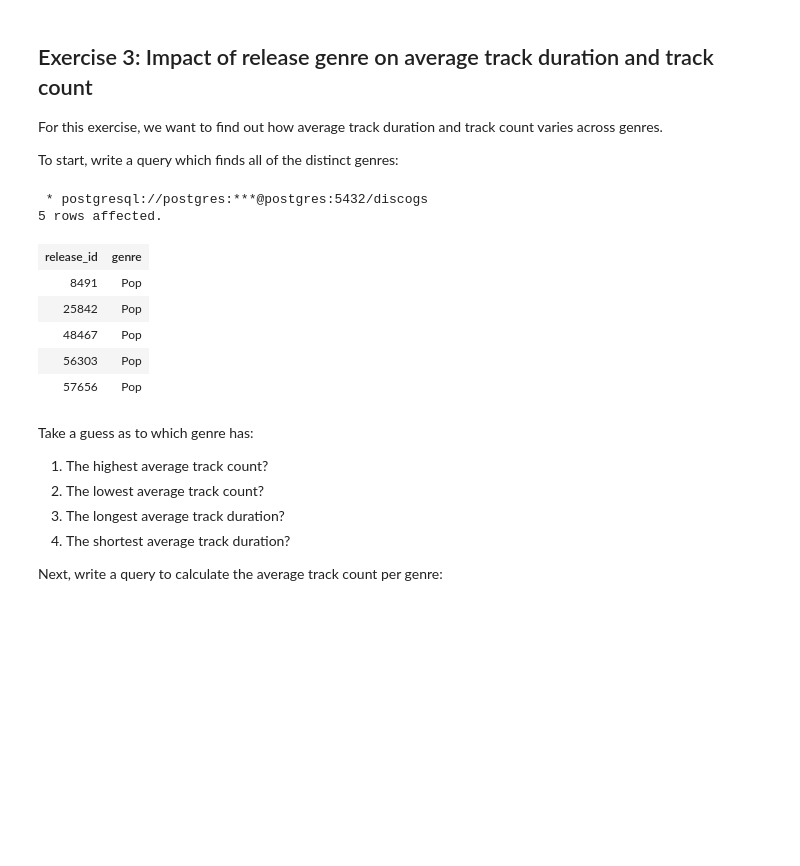
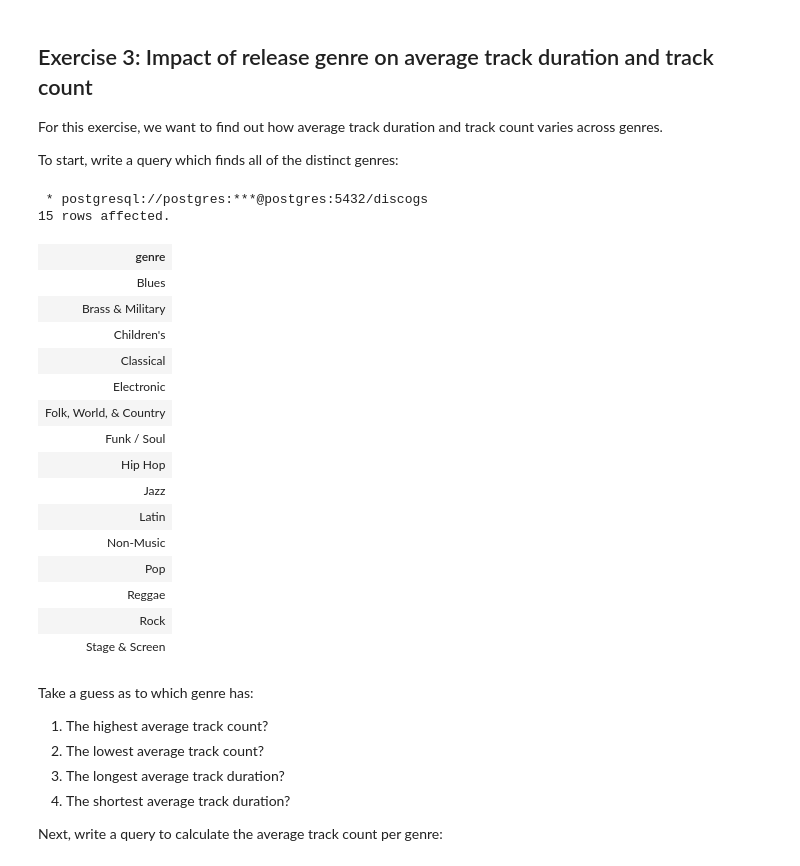
Before and after one commit to gabryelius/bigdata-exercises, a Jupyter notebook: Big_Data_For_Engineers/exercise01/Exercise01_SQL_Brush_Up.ipynb, the cells around one changed output. Saved outputs shown, nothing was run; the diff lists cells and outputs as text; code cells hidden in the pictures; blank space fills up the shorter version.

```diff
--- a/Big_Data_For_Engineers/exercise01/Exercise01_SQL_Brush_Up.ipynb
+++ b/Big_Data_For_Engineers/exercise01/Exercise01_SQL_Brush_Up.ipynb
@@ -224,17 +230,28 @@ For this exercise, we want to find out how average track duration and track coun
 To start, write a query which finds all of the distinct genres:
 # %%
 %%sql
-(SELECT release_id, genre FROM releases WHERE releases.genre='Pop' GROUP BY release_id)
-LIMIT 5
+SELECT genre
+FROM releases
+GROUP BY genre
 # %% [output]
  * postgresql://postgres:***@postgres:5432/discogs
-5 rows affected.
+15 rows affected.
-| release_id | genre |
-| 8491 | Pop |
-| 25842 | Pop |
-| 48467 | Pop |
-| 56303 | Pop |
-| 57656 | Pop |
+| genre |
+| Blues |
+| Brass & Military |
+| Children's |
+| Classical |
+| Electronic |
+| Folk, World, & Country |
+| Funk / Soul |
+| Hip Hop |
+| Jazz |
+| Latin |
+| Non-Music |
+| Pop |
+| Reggae |
+| Rock |
+| Stage & Screen |
 # %% [markdown]
 Take a guess as to which genre has:
 1. The highest average track count?
```
Also changed, not shown: parts of 17 cells of this notebook.
